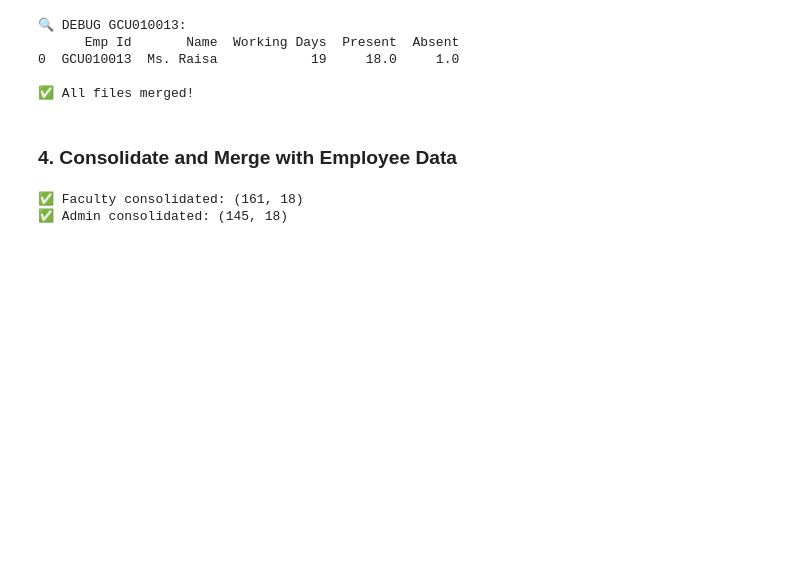
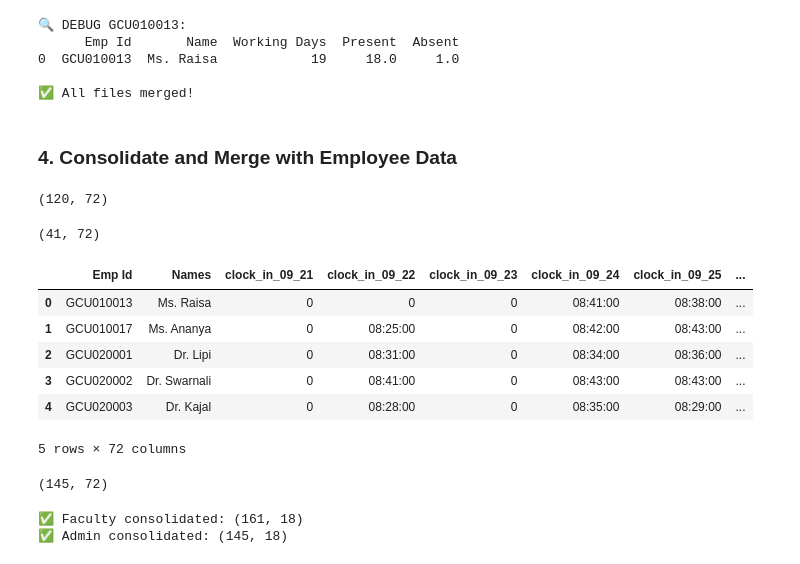
Before and after one commit to thskumarcse/gcu-app-sl-v2, a Jupyter notebook: 2025_final_attendance_solver.ipynb, the cells around one changed output. Drawn from its saved outputs; the diff is of its cells as text; code cells hidden in the pictures; blank space fills up the shorter version.

```diff
--- a/2025_final_attendance_solver.ipynb
+++ b/2025_final_attendance_solver.ipynb
@@ -208,6 +210,30 @@ print("\n✅ All files merged!")
 ✅ All files merged!
 # %% [markdown]
 ### 4. Consolidate and Merge with Employee Data
+# %%
+df_gimt_all.shape
+# %% [output]
+(120, 72)
+# %%
+df_gips_all.shape
+# %% [output]
+(41, 72)
+# %%
+df_fac_all_rp = pd.concat([df_gimt_all, df_gips_all], ignore_index=True)
+df_fac_all_rp.head()
+# %% [output]
+|  | Emp Id | Names | clock_in_09_21 | clock_in_09_22 | clock_in_09_23 | clock_in_09_24 | clock_in_09_25 | ... |
+| 0 | GCU010013 | Ms. Raisa | 0 | 0 | 0 | 08:41:00 | 08:38:00 | ... |
+| 1 | GCU010017 | Ms. Ananya | 0 | 08:25:00 | 0 | 08:42:00 | 08:43:00 | ... |
+| 2 | GCU020001 | Dr. Lipi | 0 | 08:31:00 | 0 | 08:34:00 | 08:36:00 | ... |
+| 3 | GCU020002 | Dr. Swarnali | 0 | 08:41:00 | 0 | 08:43:00 | 08:43:00 | ... |
+| 4 | GCU020003 | Dr. Kajal | 0 | 08:28:00 | 0 | 08:35:00 | 08:29:00 | ... |
+5 rows × 72 columns
+# %%
+df_admin_all_rp = df_admin_all.copy()
+df_admin_all_rp.shape
+# %% [output]
+(145, 72)
 # %%
 # Combine GIMT and GIPS for faculties
 df_fac_detail = pd.concat([df_gimt_all, df_gips_all], ignore_index=True)
```
Also changed, not shown: parts of 5 cells of this notebook, 6 other files.
